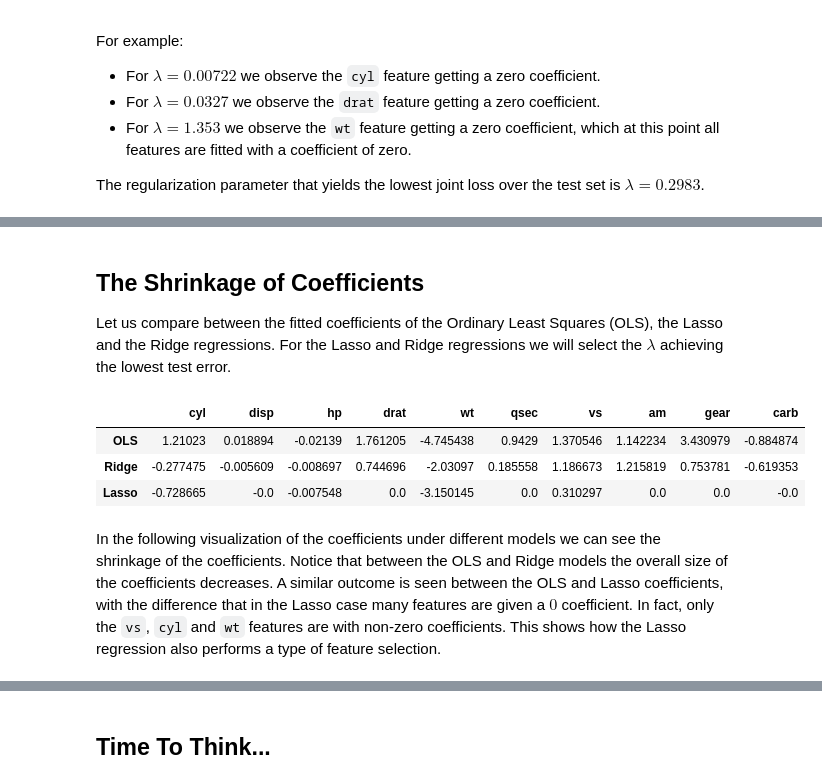
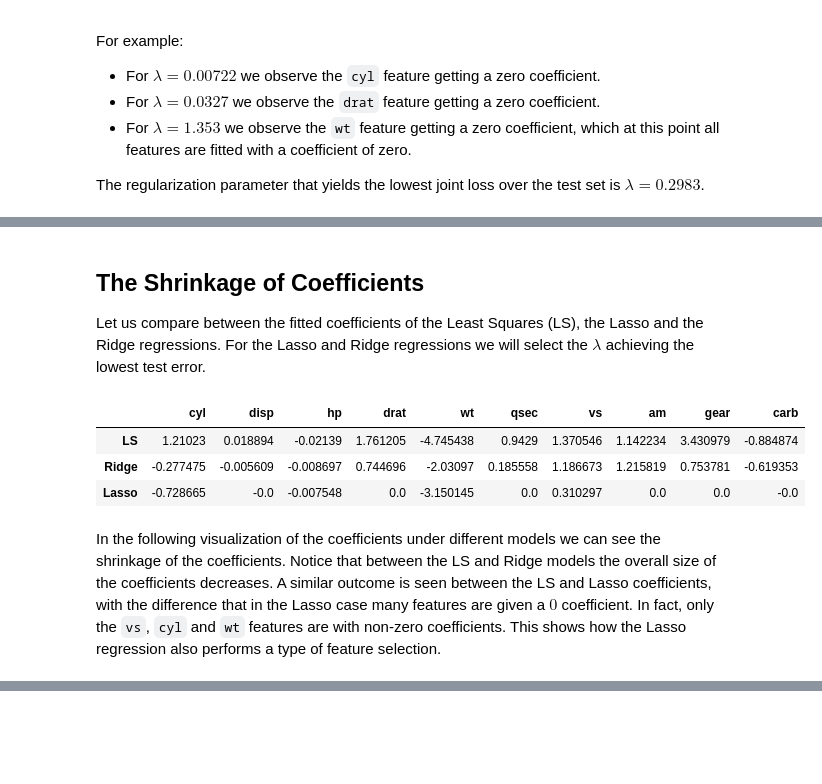
Before and after one commit to dmayb/IML.HUJI, a Jupyter notebook: lab/Lab 09 - Regularization.ipynb, the cells around one changed output, grey strips where cells are left out. Drawn from its saved outputs; the diff is of its cells as text; code cells hidden in the pictures; blank space fills up the shorter version.

```diff
--- a/lab/Lab 09 - Regularization.ipynb
+++ b/lab/Lab 09 - Regularization.ipynb
@@ -50,24 +50,29 @@ $$
 Let us fit both models of Ridge and Lasso over the `mtcars` dataset for different values of the regularization parameter $\lambda$. For each value of $\lambda$ we will store the fitted coefficients as well as the losses they achieve (both the MSE and the regularization term values).
 # %%
 lambdas = 10**np.linspace(-3, 2, 100)
-models = {"Lasso": lambda lam, x, y: Lasso(alpha=lam, normalize=True, max_iter=10000, tol=1e-4).fit(x, y),
-          "Ridge": lambda lam, x, y: Ridge(alpha=lam, normalize=True).fit(x, y)}
+
+models = [dict(name="Lasso",
+               model=lambda lam, x, y: Lasso(alpha=lam, normalize=True, max_iter=10000, tol=1e-4).fit(x, y),
+               reg_penalty= lambda lam, w: lam*np.linalg.norm(w, ord=1)),
+         dict(name="Ridge",
+               model=lambda lam, x, y: Ridge(alpha=lam, normalize=True).fit(x, y),
+               reg_penalty= lambda lam, w: lam*np.linalg.norm(w, ord=2))]
+
 
 regressors = {}
-for m in models.keys():
+for m in models:
     res = dict(coefs  = pd.DataFrame([], columns=list(X_train.columns),  index = lambdas),
                losses = pd.DataFrame([], columns=["mse", "reg", "loss"], index = lambdas))
 
     for lam in lambdas:
-        model = models[m](lam, X_train, y_train)
-
+        model = m["model"](lam, X_train, y_train)
         res["coefs"].loc[lam, :] = model.coef_
 
         mse = mean_squared_error(y_test, model.predict(X_test))
-        reg = lam*np.linalg.norm(model.coef_, ord=1)
+        reg = m["reg_penalty"](lam, model.coef_)
         res["losses"].loc[lam, :] = [mse, reg, mse+reg]
 
-    regressors[m] = res
+    regressors[m["name"]] = res
 # %% [markdown]
 ## Evaluating Results
 
@@ -138,21 +143,21 @@ fig.update_layout(hovermode='x unified', margin=dict(t=50),
 [interactive output not drawn]
 # %% [markdown]
 ## The Shrinkage of Coefficients
-Let us compare between the fitted coefficients of the Ordinary Least Squares (OLS), the Lasso and the Ridge regressions. For the Lasso and Ridge regressions we will select the $\lambda$ achieving the lowest test error.
+Let us compare between the fitted coefficients of the Least Squares (LS), the Lasso and the Ridge regressions. For the Lasso and Ridge regressions we will select the $\lambda$ achieving the lowest test error.
 # %%
-ols = LinearRegression().fit(X_train, y_train).coef_
+ls = LinearRegression().fit(X_train, y_train).coef_
 ridge = regressors["Ridge"]["coefs"].iloc[np.argmin(regressors["Lasso"]["losses"].loc[:, "loss"])]
 lasso = regressors["Lasso"]["coefs"].iloc[np.argmin(regressors["Lasso"]["losses"].loc[:, "loss"])]
 
-coefs = np.array([ols, ridge, lasso])
-pd.DataFrame(coefs, columns=list(X_train.columns), index=["OLS", "Ridge", "Lasso"])
+coefs = np.array([ls, ridge, lasso])
+pd.DataFrame(coefs, columns=list(X_train.columns), index=["LS", "Ridge", "Lasso"])
 # %% [output]
 |  | cyl | disp | hp | drat | wt | qsec | vs | am | gear | carb |
-| OLS | 1.21023 | 0.018894 | -0.02139 | 1.761205 | -4.745438 | 0.9429 | 1.370546 | 1.142234 | 3.430979 | -0.884874 |
+| LS | 1.21023 | 0.018894 | -0.02139 | 1.761205 | -4.745438 | 0.9429 | 1.370546 | 1.142234 | 3.430979 | -0.884874 |
 | Ridge | -0.277475 | -0.005609 | -0.008697 | 0.744696 | -2.03097 | 0.185558 | 1.186673 | 1.215819 | 0.753781 | -0.619353 |
 | Lasso | -0.728665 | -0.0 | -0.007548 | 0.0 | -3.150145 | 0.0 | 0.310297 | 0.0 | 0.0 | -0.0 |
 # %% [markdown]
-In the following visualization of the coefficients under different models we can see the shrinkage of the coefficients. Notice that between the OLS and Ridge models the overall size of the coefficients decreases. A similar outcome is seen between the OLS and Lasso coefficients, with the difference that in the Lasso case many features are given a $0$ coefficient. In fact, only the `vs`, `cyl` and `wt` features are with non-zero coefficients. This shows how the Lasso regression also performs a type of feature selection.
+In the following visualization of the coefficients under different models we can see the shrinkage of the coefficients. Notice that between the LS and Ridge models the overall size of the coefficients decreases. A similar outcome is seen between the LS and Lasso coefficients, with the difference that in the Lasso case many features are given a $0$ coefficient. In fact, only the `vs`, `cyl` and `wt` features are with non-zero coefficients. This shows how the Lasso regression also performs a type of feature selection.
 # %%
 fig = go.Figure(layout=go.Layout(title=r"$\text{(3) Regression Models Coefficients}$",
                                  xaxis=dict(range=[-1.1, 1.1], showticklabels=False, zeroline=False) ))
@@ -168,5 +173,3 @@ for i, col in enumerate(X_train.columns):
 fig.show()
 # %% [output]
 [interactive output not drawn]
-# %% [markdown]
-## Time To Think...
```
Also changed, not shown: parts of 1 cell of this notebook.
